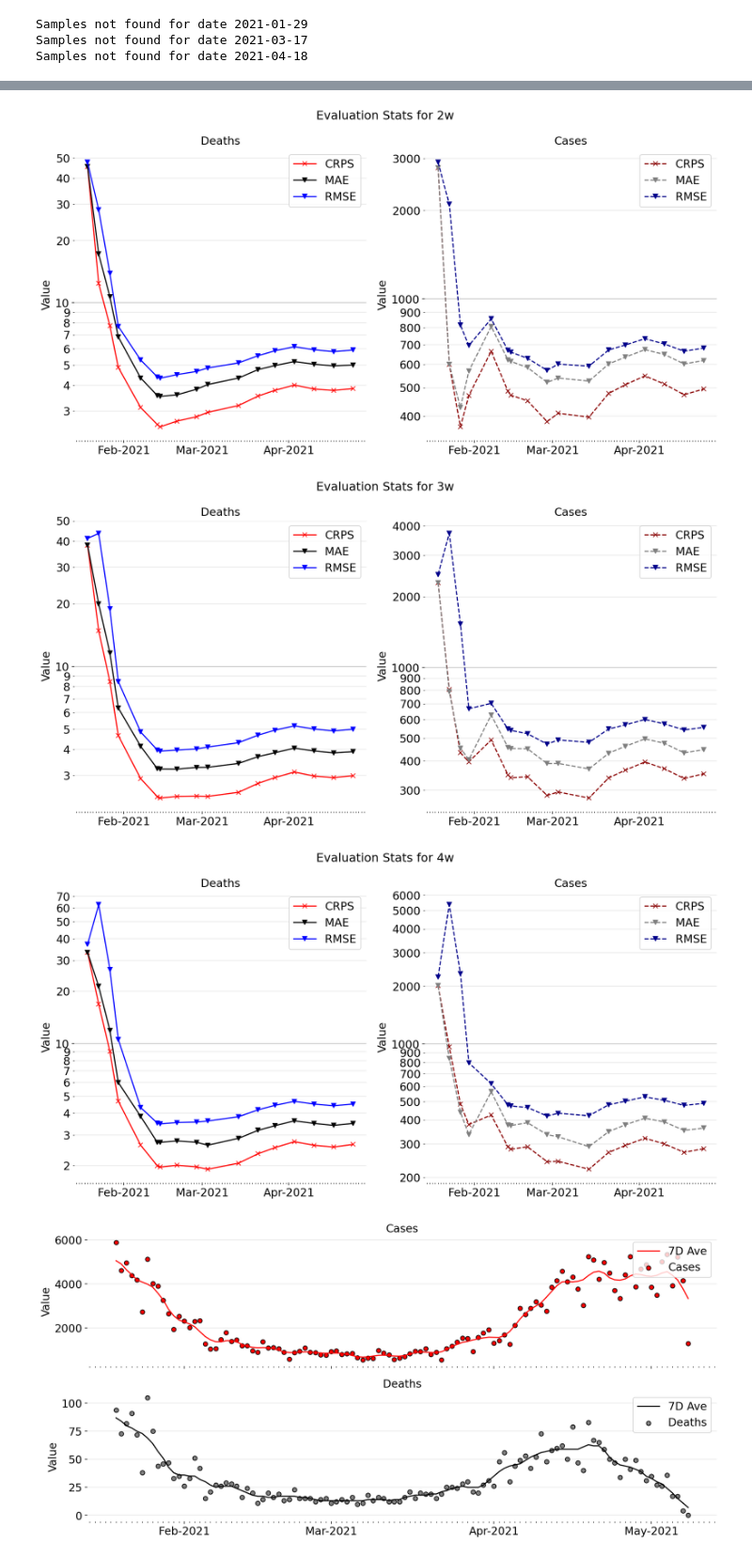
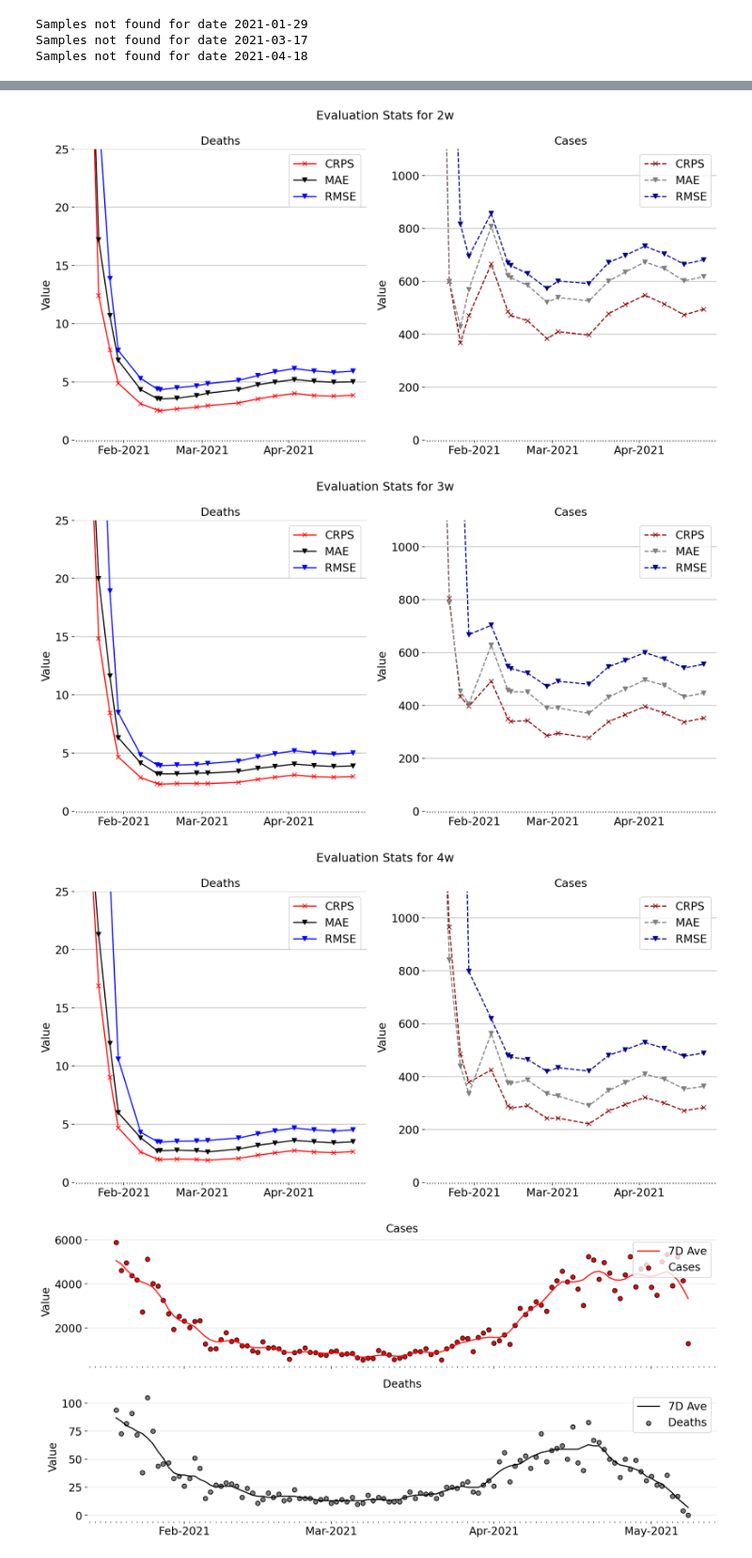
Before and after one commit to biomac-lab/covid19_forecast, a Jupyter notebook: eval_forecast.ipynb, the cells around one changed output, grey strips where cells are left out. Shown at 94% size. Saved outputs shown, nothing was run; the diff lists cells and outputs as text; code cells hidden in the pictures.

```diff
--- a/eval_forecast.ipynb
+++ b/eval_forecast.ipynb
@@ -191,7 +194,7 @@ for kw in weekdict.keys():
     axes[0].legend()
     axes[1].legend()
     for ax in axes:
-        ax.set_yscale('log')
+        #ax.set_yscale('log')
 
         ax.xaxis.set_major_locator(mdates.MonthLocator())
         ax.xaxis.set_major_formatter(mdates.DateFormatter('%b-%Y'))
@@ -209,8 +212,11 @@ for kw in weekdict.keys():
         ax.yaxis.set_minor_formatter(ticker.StrMethodFormatter("{x:.0f}"))
         ax.set_ylabel('Value', size=15)
         ax.tick_params(which='both', axis='both', labelrotation=0, labelsize=15)
-        #ax.set_ylim( (y1_l, y_lim_up) )
         ax.legend(loc='upper right', fontsize=15)
+
+    axes[0].set_ylim( (0, 25) )
+    axes[1].set_ylim( (0, 1100) )
+
     fig.suptitle(f"Evaluation Stats for {kw}", fontsize=16)
     fig.savefig(os.path.join('figures_eval', f'eval_{kw}.png'), dpi=300, bbox_inches='tight', transparent=False)
 # %% [output]
@@ -238,6 +244,6 @@ See the caveats in the documentation: https://pandas.pydata.org/pandas-docs/stab
-[figure, old version]
+[figure, new version]
-[figure, old version]
+[figure, new version]
-[figure, old version]
+[figure, new version]
 # %%
 
 data  =  pd.read_csv(os.path.join(agglomerated_folder, 'cases.csv'), parse_dates=['date_time'],
```
Also changed, not shown: parts of 2 cells of this notebook, 6 other files.
